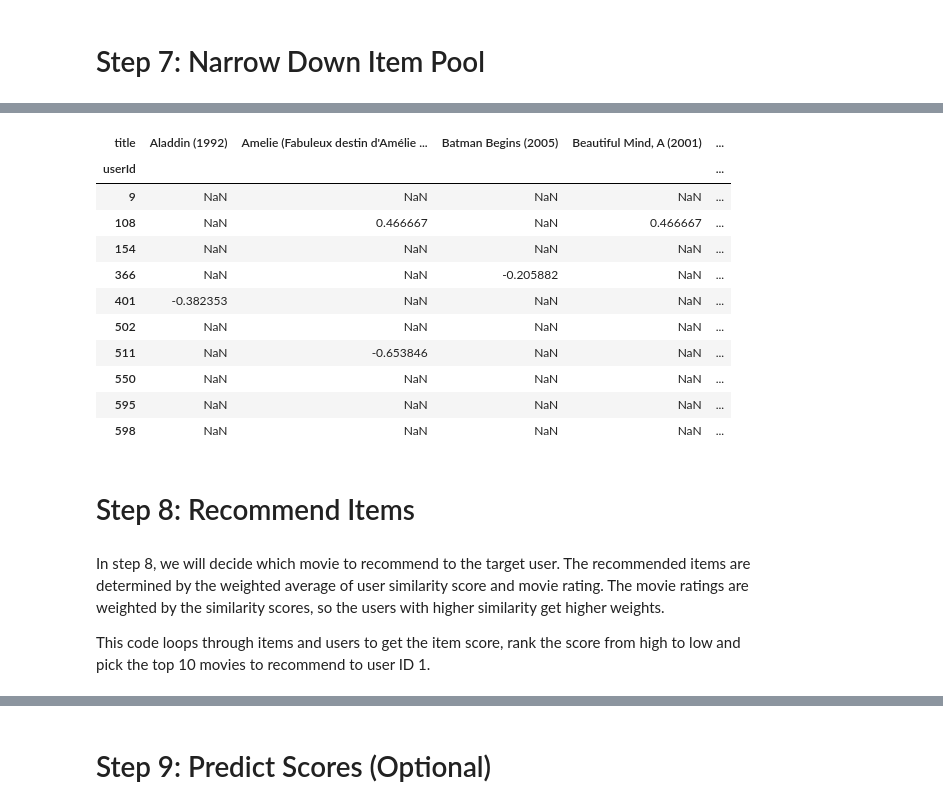
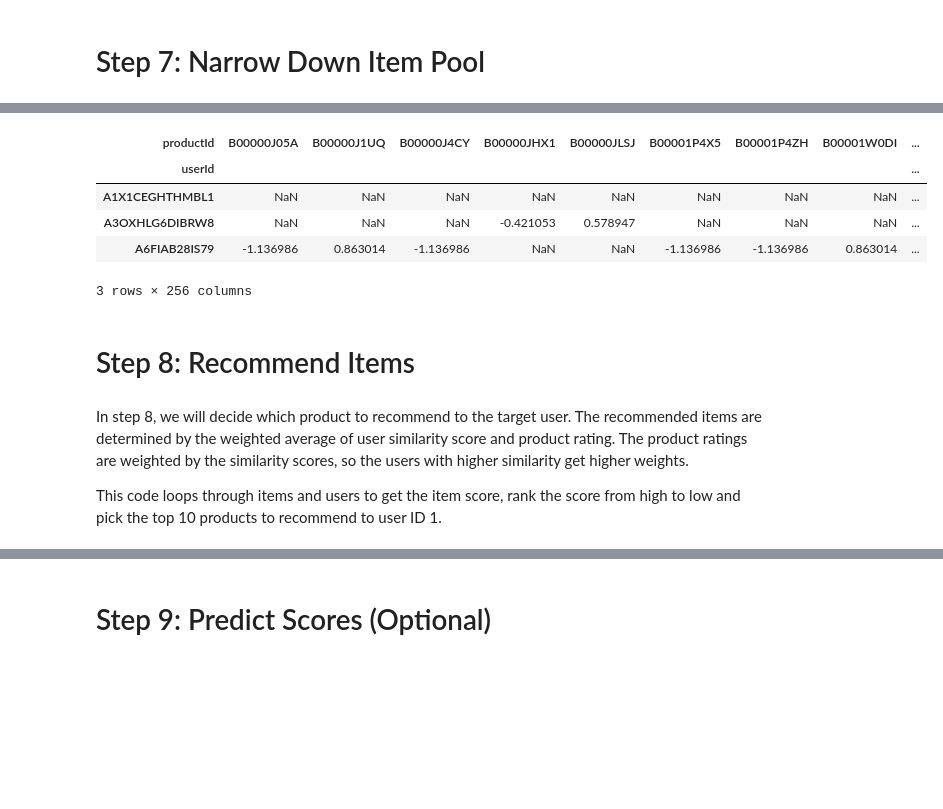
Before and after one commit to Maher1410/Medical_Draft, a Jupyter notebook: RS01_Recommendation_System_User_Based_Collaborative_Filtering(original).ipynb, the cells around one changed output, grey strips where cells are left out. Cells and saved outputs as stored; diff of their text form; code cells hidden in the pictures; blank space fills up the shorter version.

```diff
--- a/RS01_Recommendation_System_User_Based_Collaborative_Filtering(original).ipynb
+++ b/RS01_Recommendation_System_User_Based_Collaborative_Filtering(original).ipynb
@@ -162,6 +117,6 @@ Using 'movieID' as the matching key, we appended movie information to the rating
 # %%
-# Merge ratings and movies datasets
-df = pd.merge(ratings, movies, on='movieId', how='inner')
+# Define df to be the same as ratings
+df = ratings
 
 # Take a look at the data
 df.head()
@@ -287,0 +236,8 @@ matrix.head()
+# %%
+# Filter users with more than a specified number of ratings
+user_counts = df['userId'].value_counts()
+filtered_users = user_counts[user_counts > 20].index  # Adjust threshold as needed
+df_filtered = df[df['userId'].isin(filtered_users)]
+
+# Create the user-item matrix from the filtered DataFrame
+matrix = df_filtered.pivot_table(index='userId', columns='productId', values='rating')
@@ -349,7 +316,7 @@ Now let's use user ID 1 as an example to illustrate how to find similar users.
 We first need to exclude user ID 1 from the similar user list and decide the number of similar users.
 # %%
 # Pick a user ID
-picked_userid = 1
+picked_userid = 'A100WO06OQR8BQ'
 
 # Remove picked user ID from the candidate list
 user_similarity.drop(index=picked_userid, inplace=True)
@@ -419,5 +380,5 @@ To keep only the similar users' movies, we keep the user IDs in the top 10 simil
 # %%
-# Movies that similar users watched. Remove movies that none of the similar users have watched
-similar_user_movies = matrix_norm[matrix_norm.index.isin(similar_users.index)].dropna(axis=1, how='all')
-similar_user_movies
+# products that similar users watched. Remove products that none of the similar users have watched
+similar_user_products = matrix_norm[matrix_norm.index.isin(similar_users.index)].dropna(axis=1, how='all')
+similar_user_products
 # %% [output]
@@ -438,28 +393,22 @@ Next, we will drop the movies that user ID 1 watched from the similar user movie
 # %%
-# Remove the watched movie from the movie list
-similar_user_movies.drop(picked_userid_watched.columns,axis=1, inplace=True, errors='ignore')
+# Remove the watched product from the product list
+similar_user_products.drop(picked_userid_watched.columns,axis=1, inplace=True, errors='ignore')
 
 # Take a look at the data
-similar_user_movies
+similar_user_products
 # %% [output]
-| title | Aladdin (1992) | Amelie (Fabuleux destin d'Amélie ... | Batman Begins (2005) | Beautiful Mind, A (2001) | ... |
-| userId |  |  |  |  | ... |
-| 9 | NaN | NaN | NaN | NaN | ... |
-| 108 | NaN | 0.466667 | NaN | 0.466667 | ... |
-| 154 | NaN | NaN | NaN | NaN | ... |
-| 366 | NaN | NaN | -0.205882 | NaN | ... |
-| 401 | -0.382353 | NaN | NaN | NaN | ... |
-| 502 | NaN | NaN | NaN | NaN | ... |
-| 511 | NaN | -0.653846 | NaN | NaN | ... |
-| 550 | NaN | NaN | NaN | NaN | ... |
-| 595 | NaN | NaN | NaN | NaN | ... |
-| 598 | NaN | NaN | NaN | NaN | ... |
+| productId | B00000J05A | B00000J1UQ | B00000J4CY | B00000JHX1 | B00000JLSJ | B00001P4X5 | B00001P4ZH | B00001W0DI | ... |
+| userId |  |  |  |  |  |  |  |  | ... |
+| A1X1CEGHTHMBL1 | NaN | NaN | NaN | NaN | NaN | NaN | NaN | NaN | ... |
+| A3OXHLG6DIBRW8 | NaN | NaN | NaN | -0.421053 | 0.578947 | NaN | NaN | NaN | ... |
+| A6FIAB28IS79 | -1.136986 | 0.863014 | -1.136986 | NaN | NaN | -1.136986 | -1.136986 | 0.863014 | ... |
+3 rows × 256 columns
 # %% [markdown]
 # Step 8: Recommend Items
 # %% [markdown]
-In step 8, we will decide which movie to recommend to the target user. The recommended items are determined by the weighted average of user similarity score and movie rating. The movie ratings are weighted by the similarity scores, so the users with higher similarity get higher weights.
+In step 8, we will decide which product to recommend to the target user. The recommended items are determined by the weighted average of user similarity score and product rating. The product ratings are weighted by the similarity scores, so the users with higher similarity get higher weights.
 
-This code loops through items and users to get the item score, rank the score from high to low and pick the top 10 movies to recommend to user ID 1.
+This code loops through items and users to get the item score, rank the score from high to low and pick the top 10 products to recommend to user ID 1.
 # %%
 # A dictionary to store item scores
 item_score = {}
```
Also changed, not shown: parts of 52 cells of this notebook.
